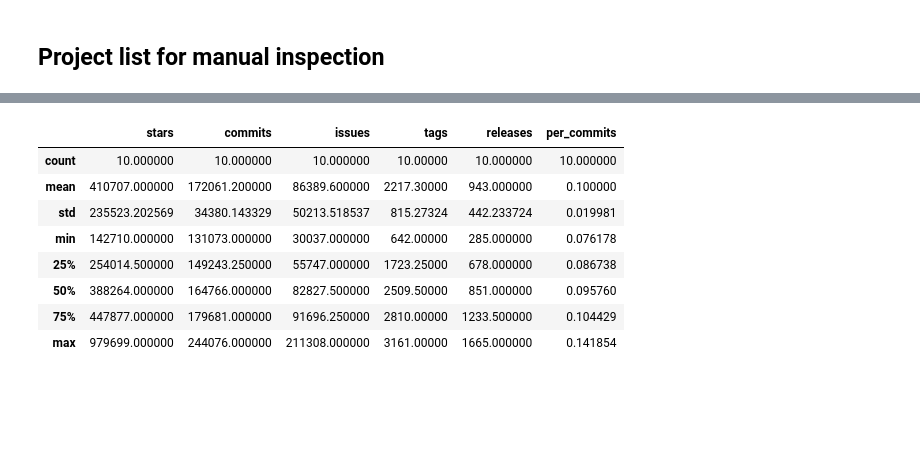
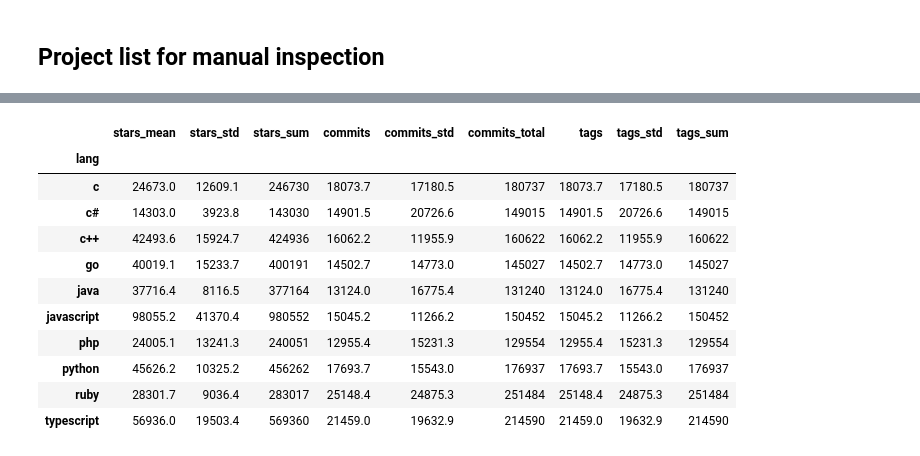
Before and after one commit to gems-uff/release-mining, a Jupyter notebook: 00_dataset.ipynb, the cells around one changed output, grey strips where cells are left out. Cells and saved outputs as stored; diff of their text form; code cells hidden in the pictures; blank space fills up the shorter version.

```diff
--- a/00_dataset.ipynb
+++ b/00_dataset.ipynb
@@ -345,12 +445,26 @@ summary.sort_values('per_commits', ascending=False)
-# %%
-summary.describe()
-# %% [output]
-|  | stars | commits | issues | tags | releases | per_commits |
-| count | 10.000000 | 10.000000 | 10.000000 | 10.00000 | 10.000000 | 10.000000 |
-| mean | 410707.000000 | 172061.200000 | 86389.600000 | 2217.30000 | 943.000000 | 0.100000 |
-| std | 235523.202569 | 34380.143329 | 50213.518537 | 815.27324 | 442.233724 | 0.019981 |
-| min | 142710.000000 | 131073.000000 | 30037.000000 | 642.00000 | 285.000000 | 0.076178 |
-| 25% | 254014.500000 | 149243.250000 | 55747.000000 | 1723.25000 | 678.000000 | 0.086738 |
-| 50% | 388264.000000 | 164766.000000 | 82827.500000 | 2509.50000 | 851.000000 | 0.095760 |
-| 75% | 447877.000000 | 179681.000000 | 91696.250000 | 2810.00000 | 1233.500000 | 0.104429 |
-| max | 979699.000000 | 244076.000000 | 211308.000000 | 3161.00000 | 1665.000000 | 0.141854 |
+# %%
+summary = pd.DataFrame()
+summary['stars_mean'] = projects_bylang.stars.mean().round(1)
+summary['stars_std'] = projects_bylang.stars.std().round(1)
+summary['stars_sum'] = projects_bylang.stars.sum()
+summary['commits'] = projects_bylang.commits.mean().round(1)
+summary['commits_std'] = projects_bylang.commits.std().round(1)
+summary['commits_total'] = projects_bylang.commits.sum()
+summary['tags'] = projects_bylang.commits.mean().round(1)
+summary['tags_std'] = projects_bylang.commits.std().round(1)
+summary['tags_sum'] = projects_bylang.commits.sum()
+
+summary
+# %% [output]
+|  | stars_mean | stars_std | stars_sum | commits | commits_std | commits_total | tags | tags_std | tags_sum |
+| lang |  |  |  |  |  |  |  |  |  |
+| c | 24673.0 | 12609.1 | 246730 | 18073.7 | 17180.5 | 180737 | 18073.7 | 17180.5 | 180737 |
+| c# | 14303.0 | 3923.8 | 143030 | 14901.5 | 20726.6 | 149015 | 14901.5 | 20726.6 | 149015 |
+| c++ | 42493.6 | 15924.7 | 424936 | 16062.2 | 11955.9 | 160622 | 16062.2 | 11955.9 | 160622 |
+| go | 40019.1 | 15233.7 | 400191 | 14502.7 | 14773.0 | 145027 | 14502.7 | 14773.0 | 145027 |
+| java | 37716.4 | 8116.5 | 377164 | 13124.0 | 16775.4 | 131240 | 13124.0 | 16775.4 | 131240 |
+| javascript | 98055.2 | 41370.4 | 980552 | 15045.2 | 11266.2 | 150452 | 15045.2 | 11266.2 | 150452 |
+| php | 24005.1 | 13241.3 | 240051 | 12955.4 | 15231.3 | 129554 | 12955.4 | 15231.3 | 129554 |
+| python | 45626.2 | 10325.2 | 456262 | 17693.7 | 15543.0 | 176937 | 17693.7 | 15543.0 | 176937 |
+| ruby | 28301.7 | 9036.4 | 283017 | 25148.4 | 24875.3 | 251484 | 25148.4 | 24875.3 | 251484 |
+| typescript | 56936.0 | 19503.4 | 569360 | 21459.0 | 19632.9 | 214590 | 21459.0 | 19632.9 | 214590 |
```
Also changed, not shown: parts of 23 cells of this notebook, 4 other files.
